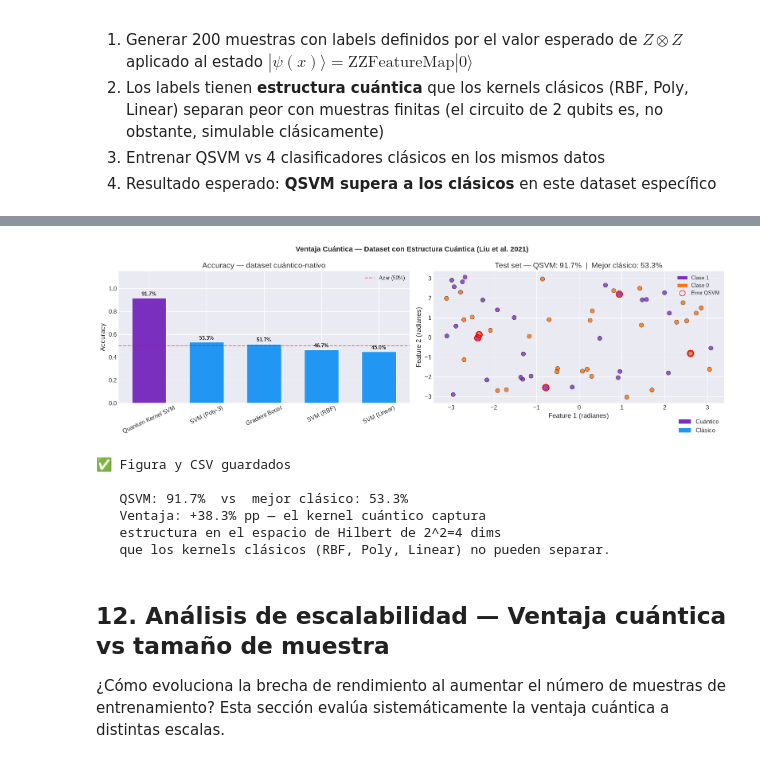
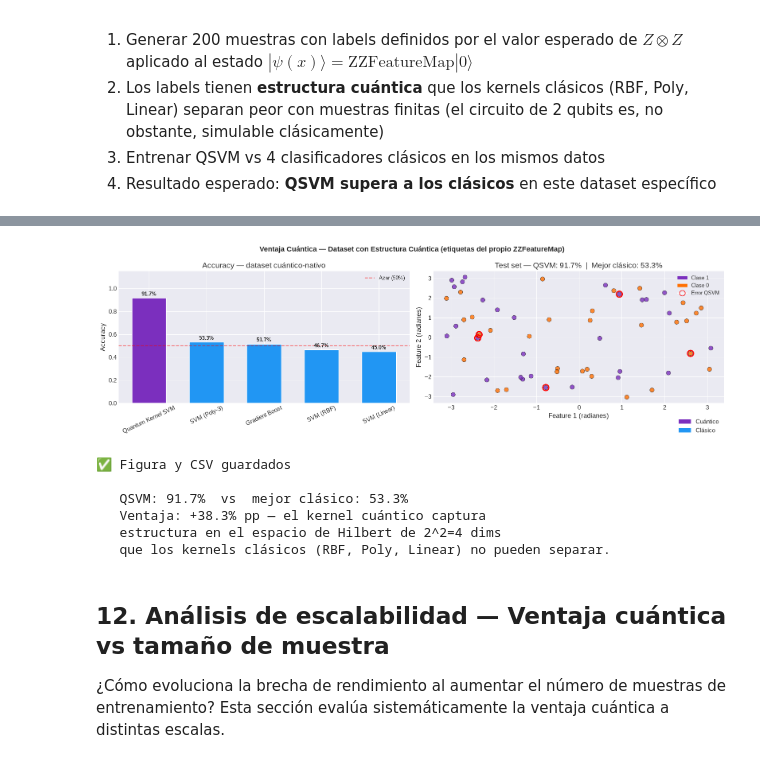
Before and after one commit to juandapradam12/OldUNIR-MasterQC-QuantumAdvantageInDataScienceOld, a Jupyter notebook: POCs/notebooks/01_clasificacion_quantum_vs_clasico.ipynb, the cells around one changed output, grey strips where cells are left out. Cells and saved outputs as stored; diff of their text form; code cells hidden in the pictures.

```diff
--- a/POCs/notebooks/01_clasificacion_quantum_vs_clasico.ipynb
+++ b/POCs/notebooks/01_clasificacion_quantum_vs_clasico.ipynb
@@ -655,7 +655,7 @@ import matplotlib.pyplot as plt
 import numpy as np
 
 fig, axes = plt.subplots(1, 2, figsize=(16, 5))
-fig.suptitle("Ventaja Cuántica — Dataset con Estructura Cuántica (Liu et al. 2021)",
+fig.suptitle("Ventaja Cuántica — Dataset con Estructura Cuántica (etiquetas del propio ZZFeatureMap)",
              fontsize=13, fontweight='bold')
 
 # ── Panel 1: Barras de accuracy ───────────────────────────────────────────────
@@ -683,34 +683,34 @@ correct_q = y_q_a == y_te_a
 wrong_q   = ~correct_q
 if wrong_q.sum() > 0:
     axes[1].scatter(X_te_a[wrong_q, 0], X_te_a[wrong_q, 1],
                     s=120, facecolors='none', edgecolors='red', lw=2, label='Error QSVM')
 axes[1].set_xlabel('Feature 1 (radianes)')
 axes[1].set_ylabel('Feature 2 (radianes)')
 axes[1].set_title(f'Test set — QSVM: {acc_q_adv:.1%}  |  Mejor clásico: {best_classical:.1%}')
 
 legend_els = [Patch(facecolor='#7B2FBE', label='Clase 1'),
               Patch(facecolor='#FF6F00', label='Clase 0')]
 if wrong_q.sum() > 0:
     from matplotlib.lines import Line2D
     legend_els.append(Line2D([0], [0], marker='o', color='w', markerfacecolor='none',
                              markeredgecolor='red', markersize=10, label='Error QSVM'))
 axes[1].legend(handles=legend_els, fontsize=9)
 
 fig.legend(handles=[Patch(facecolor='#7B2FBE', label='Cuántico'),
                     Patch(facecolor='#2196F3', label='Clásico')],
            loc='lower right', bbox_to_anchor=(0.99, 0.01))
 plt.tight_layout()
 plt.savefig(OUT_FIGURES / '01_clasificacion_ventaja_cuantica.png', dpi=150, bbox_inches='tight')
 plt.show()
 
 adv_df.to_csv(OUT_METRICS / '01_clasificacion_ventaja_cuantica.csv', index=False)
 print(f"✅ Figura y CSV guardados")
 print(f"\n   QSVM: {acc_q_adv:.1%}  vs  mejor clásico: {best_classical:.1%}")
 print(f"   Ventaja: +{gap_adv:.1%} pp — el kernel cuántico captura")
 print(f"   estructura en el espacio de Hilbert de 2^{N_Q_ADV}={2**N_Q_ADV} dims")
 print(f"   que los kernels clásicos (RBF, Poly, Linear) no pueden separar.")
 # %% [output]
-[figure, old version]
+[figure, new version]
 ✅ Figura y CSV guardados
 
    QSVM: 91.7%  vs  mejor clásico: 53.3%
```
Also changed, not shown: parts of 11 cells of this notebook, 30 other files.
